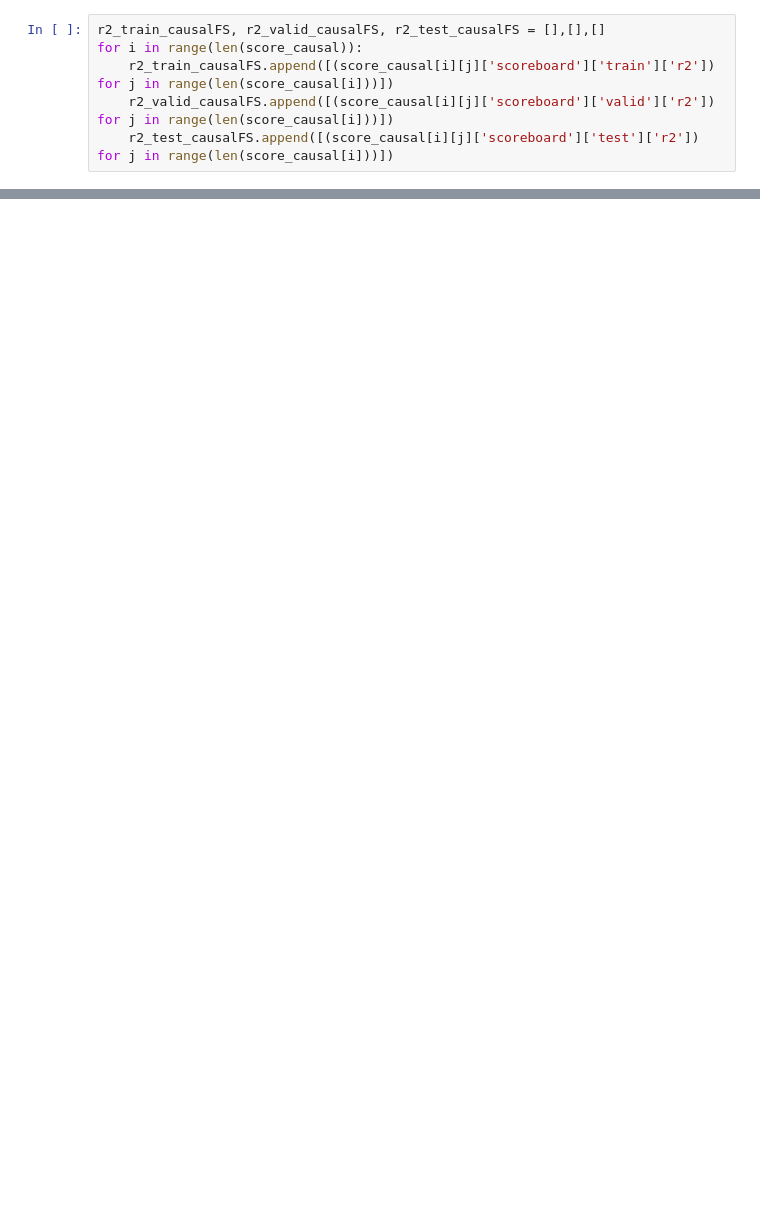
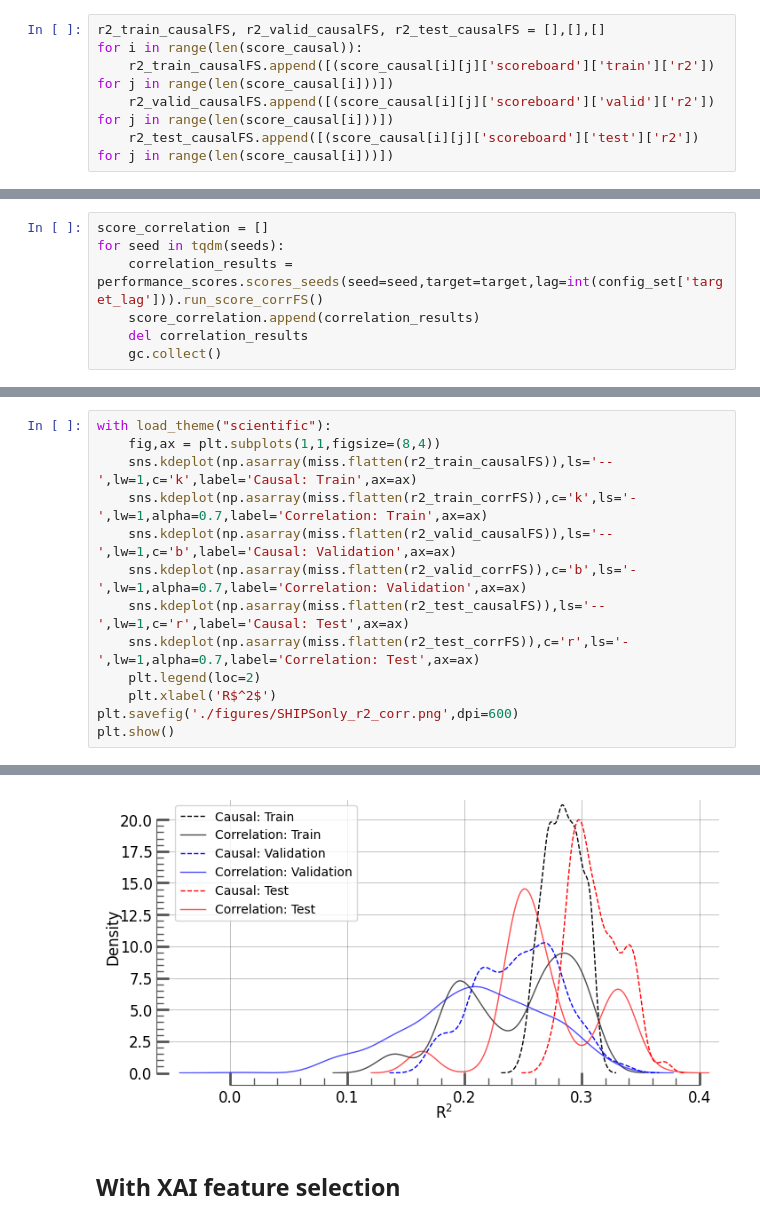
Before and after one commit to freddy0218/2024_causalML, a Jupyter notebook: SHIPSonly_causal.ipynb, the cells around one changed output, grey strips where cells are left out. Drawn from its saved outputs; the diff is of its cells as text; blank space fills up the shorter version.

```diff
--- a/SHIPSonly_causal.ipynb
+++ b/SHIPSonly_causal.ipynb
@@ -289,0 +243,7 @@ findfont: Generic family 'sans-serif' not found because none of the following fa
+# %%
+score_correlation = []
+for seed in tqdm(seeds):
+    correlation_results = performance_scores.scores_seeds(seed=seed,target=target,lag=int(config_set['target_lag'])).run_score_corrFS()
+    score_correlation.append(correlation_results)
+    del correlation_results
+    gc.collect()
@@ -289,0 +264,14 @@ findfont: Generic family 'sans-serif' not found because none of the following fa
+# %%
+with load_theme("scientific"):
+    fig,ax = plt.subplots(1,1,figsize=(8,4))
+    sns.kdeplot(np.asarray(miss.flatten(r2_train_causalFS)),ls='--',lw=1,c='k',label='Causal: Train',ax=ax)
+    sns.kdeplot(np.asarray(miss.flatten(r2_train_corrFS)),c='k',ls='-',lw=1,alpha=0.7,label='Correlation: Train',ax=ax)
+    sns.kdeplot(np.asarray(miss.flatten(r2_valid_causalFS)),ls='--',lw=1,c='b',label='Causal: Validation',ax=ax)
+    sns.kdeplot(np.asarray(miss.flatten(r2_valid_corrFS)),c='b',ls='-',lw=1,alpha=0.7,label='Correlation: Validation',ax=ax)
+    sns.kdeplot(np.asarray(miss.flatten(r2_test_causalFS)),ls='--',lw=1,c='r',label='Causal: Test',ax=ax)
+    sns.kdeplot(np.asarray(miss.flatten(r2_test_corrFS)),c='r',ls='-',lw=1,alpha=0.7,label='Correlation: Test',ax=ax)
+    plt.legend(loc=2)
+    plt.xlabel('R$^2$')
+plt.savefig('./figures/SHIPSonly_r2_corr.png',dpi=600)
+plt.show()
+# %% [output]
@@ -289,0 +295,3 @@ findfont: Generic family 'sans-serif' not found because none of the following fa
+[figure, added]
+# %% [markdown]
+## With XAI feature selection
```
Also changed, not shown: parts of 19 cells of this notebook, 7 other files.
